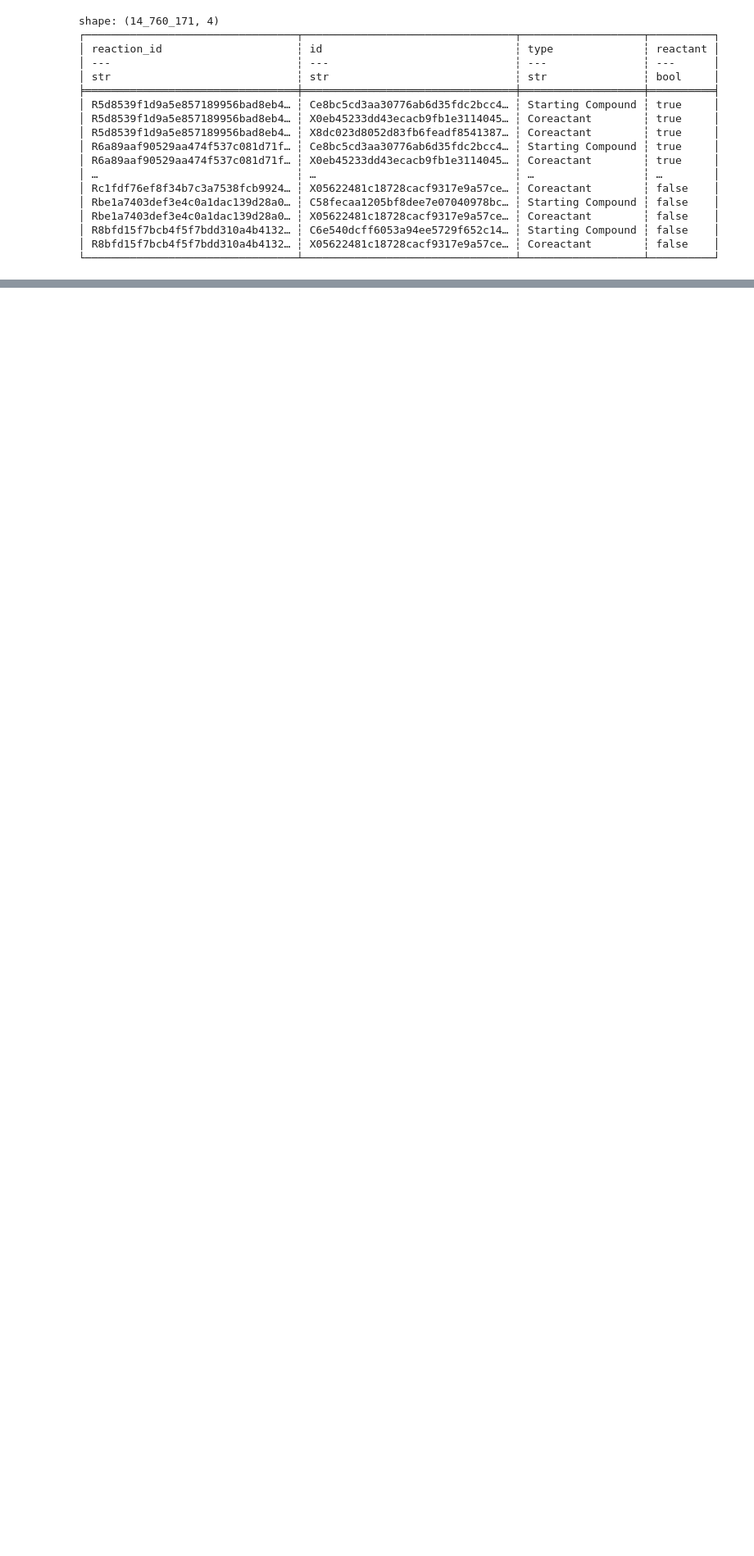
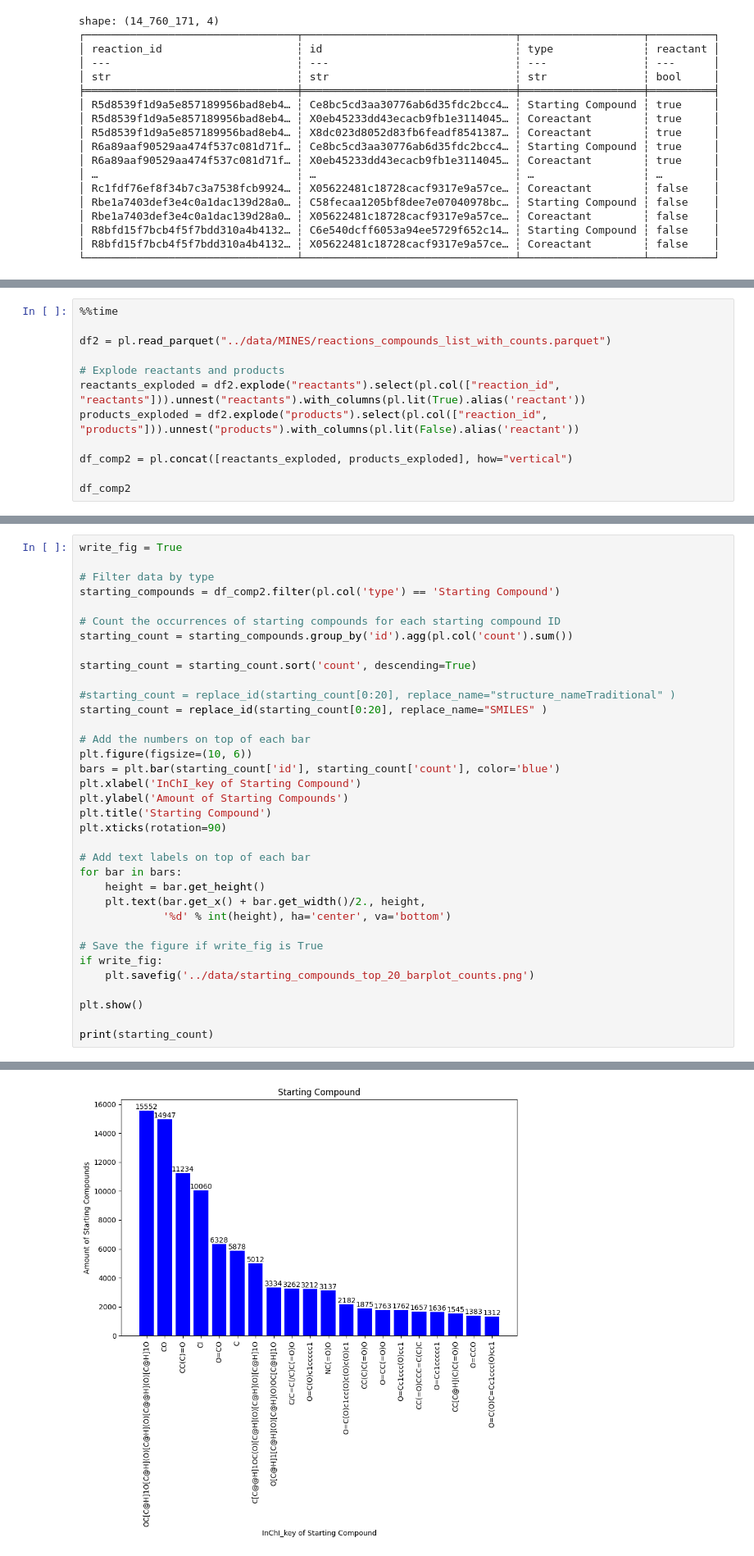
Before and after one commit to pamrein/expanded-naturalproduct-chemspace, a Jupyter notebook: expanded_naturalproduct_chemspace/compounds.ipynb, the cells around one changed output, grey strips where cells are left out. Shown at 82% size. Saved outputs shown, nothing was run; the diff lists cells and outputs as text; blank space fills up the shorter version.

```diff
--- a/expanded_naturalproduct_chemspace/compounds.ipynb
+++ b/expanded_naturalproduct_chemspace/compounds.ipynb
@@ -267,0 +296,12 @@ print(result)
+# %%
+%%time
+
+df2 = pl.read_parquet("../data/MINES/reactions_compounds_list_with_counts.parquet")
+
+# Explode reactants and products
+reactants_exploded = df2.explode("reactants").select(pl.col(["reaction_id", "reactants"])).unnest("reactants").with_columns(pl.lit(True).alias('reactant'))
+products_exploded = df2.explode("products").select(pl.col(["reaction_id", "products"])).unnest("products").with_columns(pl.lit(False).alias('reactant'))
+
+df_comp2 = pl.concat([reactants_exploded, products_exploded], how="vertical")
+
+df_comp2
@@ -267,0 +325,36 @@ print(result)
+# %%
+write_fig = True
+
+# Filter data by type
+starting_compounds = df_comp2.filter(pl.col('type') == 'Starting Compound')
+
+# Count the occurrences of starting compounds for each starting compound ID
+starting_count = starting_compounds.group_by('id').agg(pl.col('count').sum())
+
+starting_count = starting_count.sort('count', descending=True)
+
+#starting_count = replace_id(starting_count[0:20], replace_name="structure_nameTraditional" )
+starting_count = replace_id(starting_count[0:20], replace_name="SMILES" )
+
+# Add the numbers on top of each bar
+plt.figure(figsize=(10, 6))
+bars = plt.bar(starting_count['id'], starting_count['count'], color='blue')
+plt.xlabel('InChI_key of Starting Compound')
+plt.ylabel('Amount of Starting Compounds')
+plt.title('Starting Compound')
+plt.xticks(rotation=90)
+
+# Add text labels on top of each bar
+for bar in bars:
+    height = bar.get_height()
+    plt.text(bar.get_x() + bar.get_width()/2., height,
+             '%d' % int(height), ha='center', va='bottom')
+
+# Save the figure if write_fig is True
+if write_fig:
+    plt.savefig('../data/starting_compounds_top_20_barplot_counts.png')
+
+plt.show()
+
+print(starting_count)
+# %% [output]
@@ -267,0 +381 @@ print(result)
+[figure, added]
```
Also changed, not shown: parts of 9 cells of this notebook, 11 other files.
